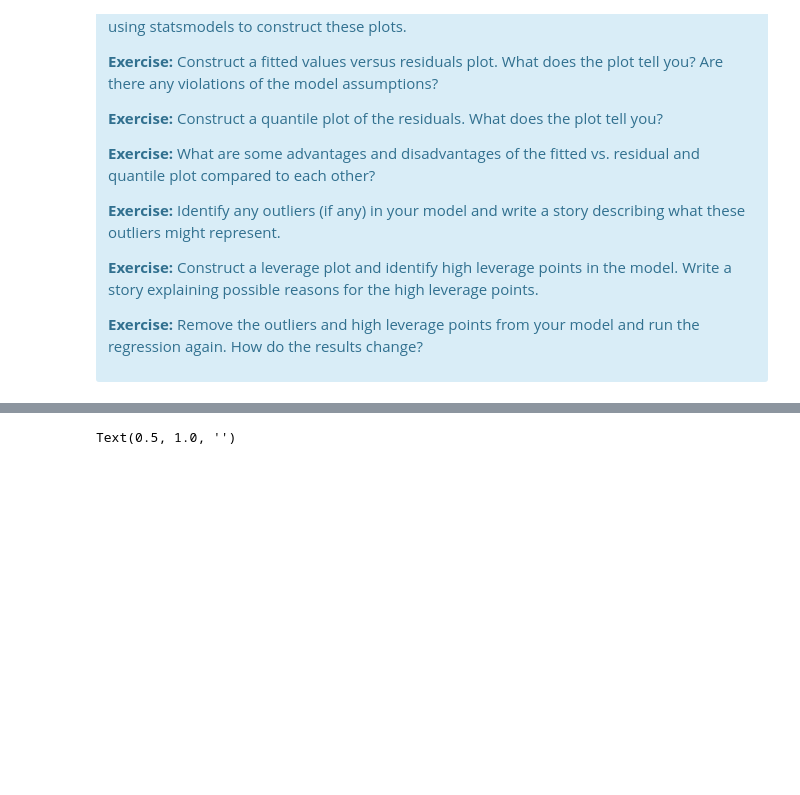
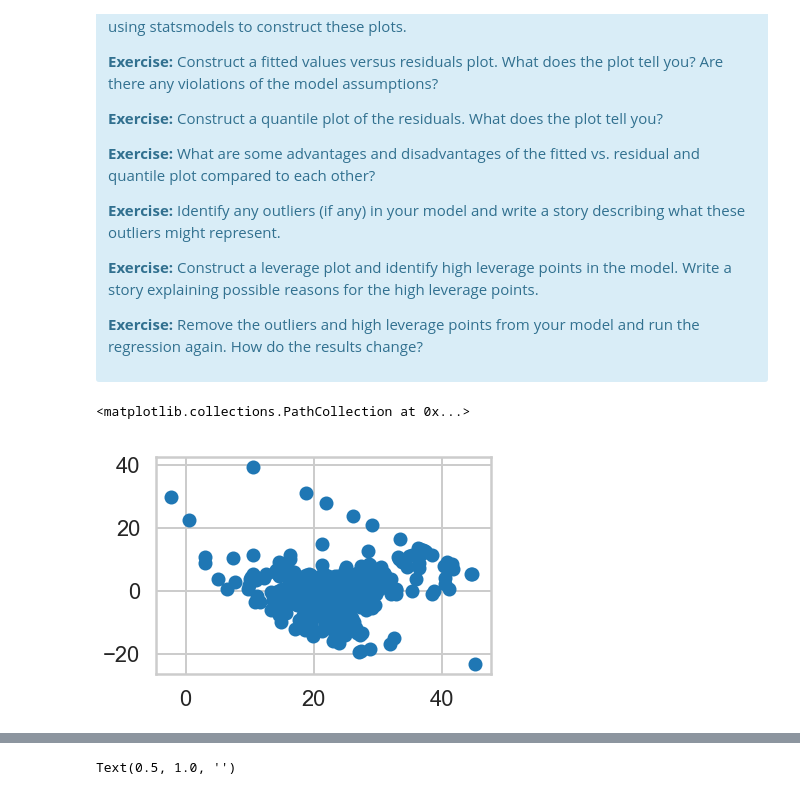
Before and after one commit to xandramichel/Springboard, a Jupyter notebook: MiniProjects/linear_regression/Mini_Project_Linear_Regression.ipynb, the cells around one changed output, grey strips where cells are left out. Cells and saved outputs as stored; diff of their text form; code cells hidden in the pictures; blank space fills up the shorter version.

```diff
--- a/MiniProjects/linear_regression/Mini_Project_Linear_Regression.ipynb
+++ b/MiniProjects/linear_regression/Mini_Project_Linear_Regression.ipynb
@@ -821,0 +821,5 @@ There are some other issues that are important investigate with linear regressio
+# %%
+plt.scatter(m.fittedvalues, m.resid)
+# %% [output]
+<matplotlib.collections.PathCollection at 0x...>
+[figure, added]
```
Also changed, not shown: parts of 29 cells of this notebook.
